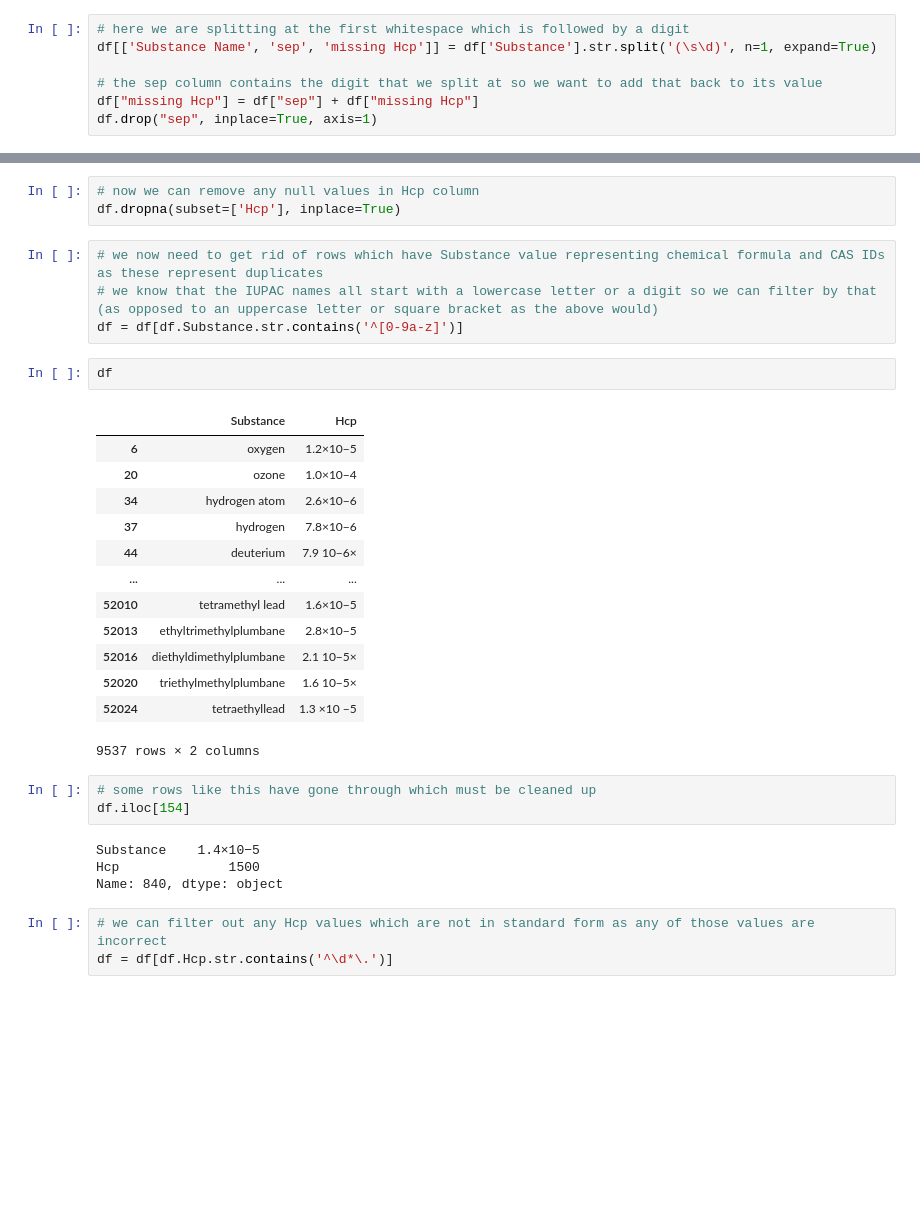
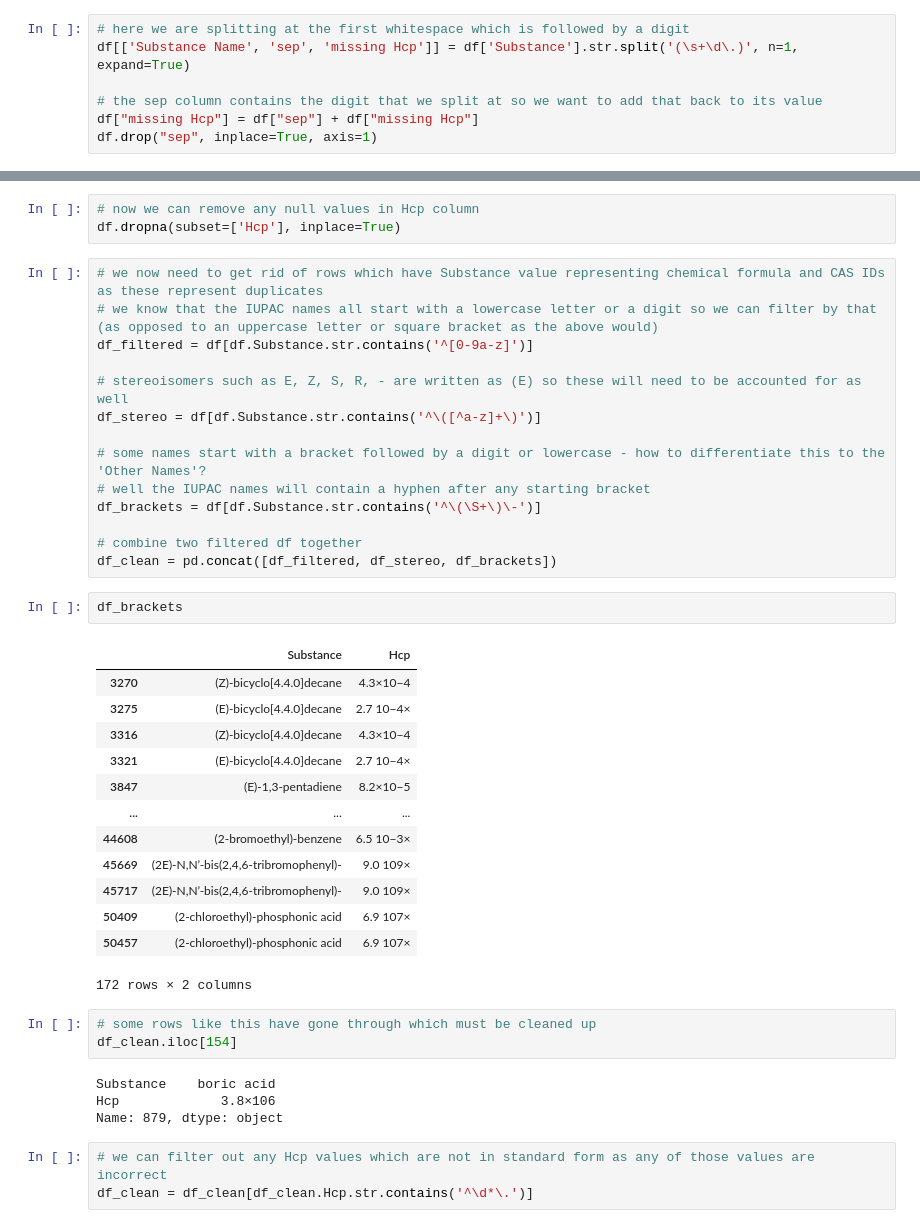
Before and after one commit to ayap20/CHEM6090_Project, a Jupyter notebook: henrys_law_dataset.ipynb, the cells around one changed output, grey strips where cells are left out. Drawn from its saved outputs; the diff is of its cells as text; blank space fills up the shorter version.

```diff
--- a/henrys_law_dataset.ipynb
+++ b/henrys_law_dataset.ipynb
@@ -84,7 +84,7 @@ Hcp                                   3100
 Name: 801, dtype: object
 # %%
 # here we are splitting at the first whitespace which is followed by a digit
-df[['Substance Name', 'sep', 'missing Hcp']] = df['Substance'].str.split('(\s\d)', n=1, expand=True)
+df[['Substance Name', 'sep', 'missing Hcp']] = df['Substance'].str.split('(\s+\d\.)', n=1, expand=True)
 
 # the sep column contains the digit that we split at so we want to add that back to its value
 df["missing Hcp"] = df["sep"] + df["missing Hcp"]
@@ -171,31 +171,41 @@ df.dropna(subset=['Hcp'], inplace=True)
 # %%
 # we now need to get rid of rows which have Substance value representing chemical formula and CAS IDs as these represent duplicates
 # we know that the IUPAC names all start with a lowercase letter or a digit so we can filter by that (as opposed to an uppercase letter or square bracket as the above would)
-df = df[df.Substance.str.contains('^[0-9a-z]')]
+df_filtered = df[df.Substance.str.contains('^[0-9a-z]')]
+
+# stereoisomers such as E, Z, S, R, - are written as (E) so these will need to be accounted for as well
+df_stereo = df[df.Substance.str.contains('^\([^a-z]+\)')]
+
+# some names start with a bracket followed by a digit or lowercase - how to differentiate this to the 'Other Names'?
+# well the IUPAC names will contain a hyphen after any starting bracket
+df_brackets = df[df.Substance.str.contains('^\(\S+\)\-')]
+
+# combine two filtered df together
+df_clean = pd.concat([df_filtered, df_stereo, df_brackets])
 # %%
-df
+df_brackets
 # %% [output]
 |  | Substance | Hcp |
-| 6 | oxygen | 1.2×10−5 |
-| 20 | ozone | 1.0×10−4 |
-| 34 | hydrogen atom | 2.6×10−6 |
-| 37 | hydrogen | 7.8×10−6 |
-| 44 | deuterium | 7.9 10−6× |
+| 3270 | (Z)-bicyclo[4.4.0]decane | 4.3×10−4 |
+| 3275 | (E)-bicyclo[4.4.0]decane | 2.7 10−4× |
+| 3316 | (Z)-bicyclo[4.4.0]decane | 4.3×10−4 |
+| 3321 | (E)-bicyclo[4.4.0]decane | 2.7 10−4× |
+| 3847 | (E)-1,3-pentadiene | 8.2×10−5 |
 | ... | ... | ... |
-| 52010 | tetramethyl lead | 1.6×10−5 |
-| 52013 | ethyltrimethylplumbane | 2.8×10−5 |
-| 52016 | diethyldimethylplumbane | 2.1 10−5× |
-| 52020 | triethylmethylplumbane | 1.6 10−5× |
-| 52024 | tetraethyllead | 1.3 ×10 −5 |
+| 44608 | (2-bromoethyl)-benzene | 6.5 10−3× |
+| 45669 | (2E)-N,N’-bis(2,4,6-tribromophenyl)- | 9.0 109× |
+| 45717 | (2E)-N,N’-bis(2,4,6-tribromophenyl)- | 9.0 109× |
+| 50409 | (2-chloroethyl)-phosphonic acid | 6.9 107× |
+| 50457 | (2-chloroethyl)-phosphonic acid | 6.9 107× |
-9537 rows × 2 columns
+172 rows × 2 columns
 # %%
 # some rows like this have gone through which must be cleaned up
-df.iloc[154]
+df_clean.iloc[154]
 # %% [output]
-Substance    1.4×10−5
-Hcp              1500
-Name: 840, dtype: object
+Substance    boric acid
+Hcp             3.8×106
+Name: 879, dtype: object
 # %%
 # we can filter out any Hcp values which are not in standard form as any of those values are incorrect
-df = df[df.Hcp.str.contains('^\d*\.')]
+df_clean = df_clean[df_clean.Hcp.str.contains('^\d*\.')]
 # %%
```
Also changed, not shown: parts of 22 cells of this notebook, 5 other files.
